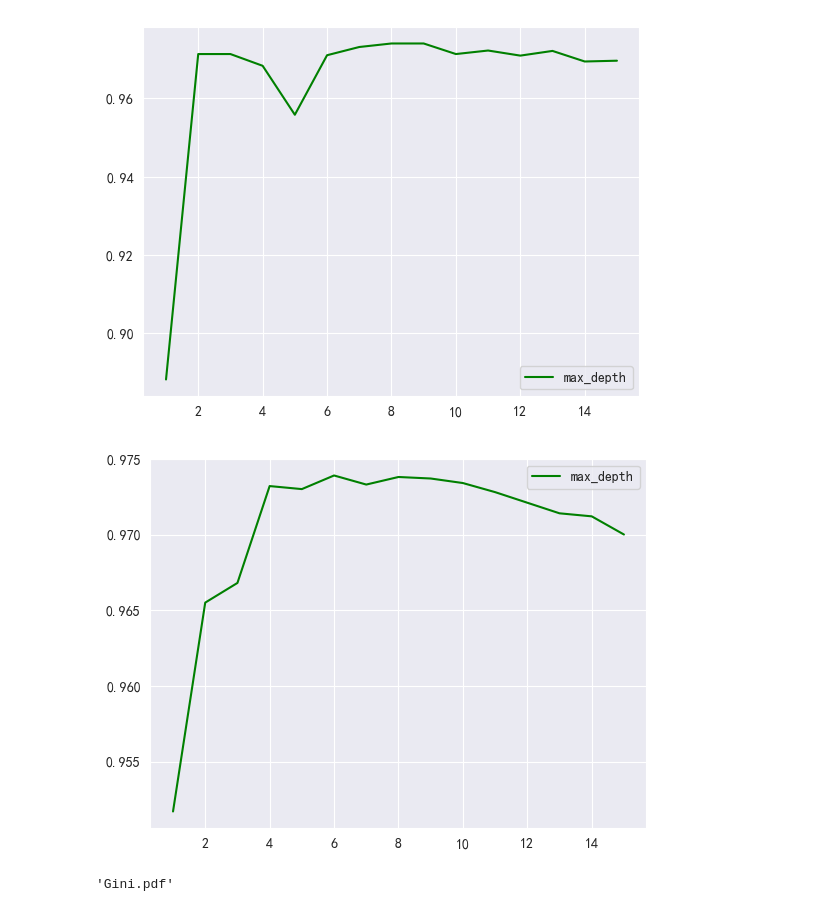
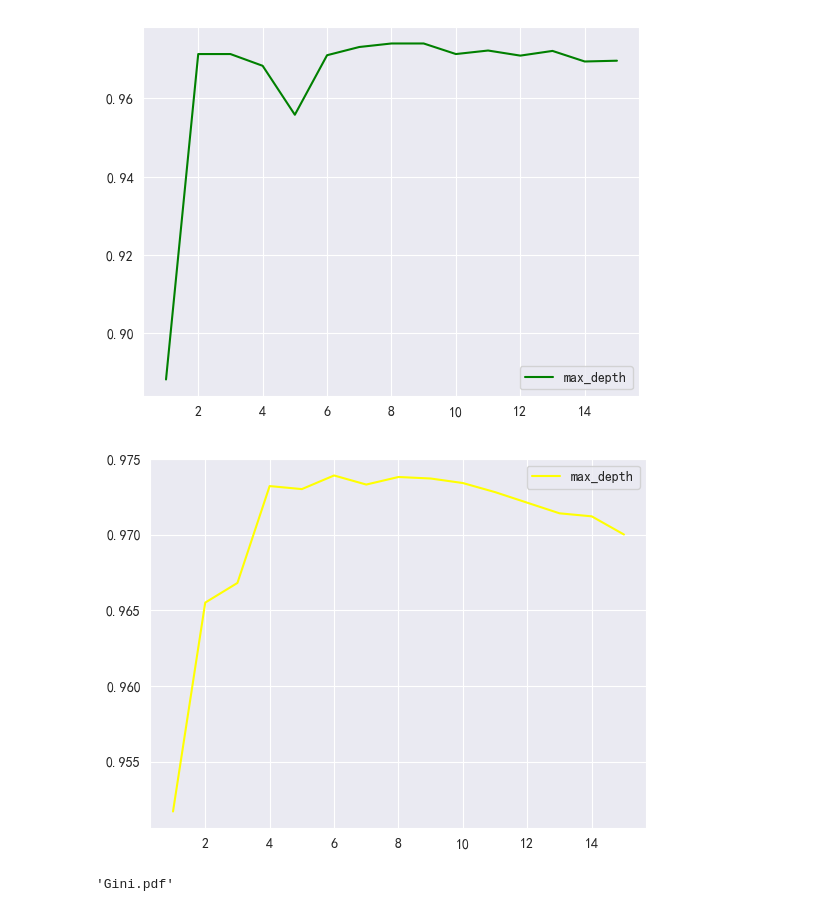
Before and after one commit to 1012796366/Covid-19-Death-Prediction, a Jupyter notebook: main.ipynb, the cells around one changed output. Drawn from its saved outputs; the diff is of its cells as text; code cells hidden in the pictures.

```diff
--- a/main.ipynb
+++ b/main.ipynb
@@ -225,8 +228,8 @@ X_train, X_test, y_train, y_test = train_test_split(X, y, test_size=0.2)
 # %%
 # 决策树 信息熵
 test_entropy = []
-for i in range(15):
-    dte = tree.DecisionTreeClassifier(max_depth=i + 1
+for i in range(1, 16):
+    dte = tree.DecisionTreeClassifier(max_depth=i
                                       , criterion="entropy"
                                       , random_state=30
                                       , splitter="random"
@@ -248,8 +251,8 @@ score_entropy = dte.score(X_test,y_test)
 # %%
 # 决策树 基尼系数
 test_gini = []
-for i in range(15):
-    dtg = tree.DecisionTreeClassifier(max_depth=i + 1
+for i in range(1, 16):
+    dtg = tree.DecisionTreeClassifier(max_depth=i
                                       , criterion="gini"
                                       , random_state=30
                                       , splitter="random"
@@ -270,19 +273,19 @@ score_gini = dtg.score(X_test,y_test)
 # %%
 # 随机森林
 test_rf = []
-for i in range(15):
-    rf = RandomForestClassifier(max_depth=i + 1
+for i in range(1, 16):
+    rf = RandomForestClassifier(max_depth=i
                                       , criterion="entropy"
                                       , random_state=30
                                       )
     rf = rf.fit(X_train, y_train)
     score_rf = rf.score(X_test, y_test)
     test_rf.append(score_rf)
-plt.plot(range(1, 16), test_rf, color="green", label="max_depth")
+plt.plot(range(1, 16), test_rf, color="yellow", label="max_depth")
 plt.legend()
 plt.show()
 # %% [output]
-[figure, old version]
+[figure, new version]
 # %%
 rf = RandomForestClassifier(max_depth=10, criterion="entropy", random_state=30)
 rf = rf.fit(X_train, y_train)
```
Also changed, not shown: parts of 1 cell of this notebook.
